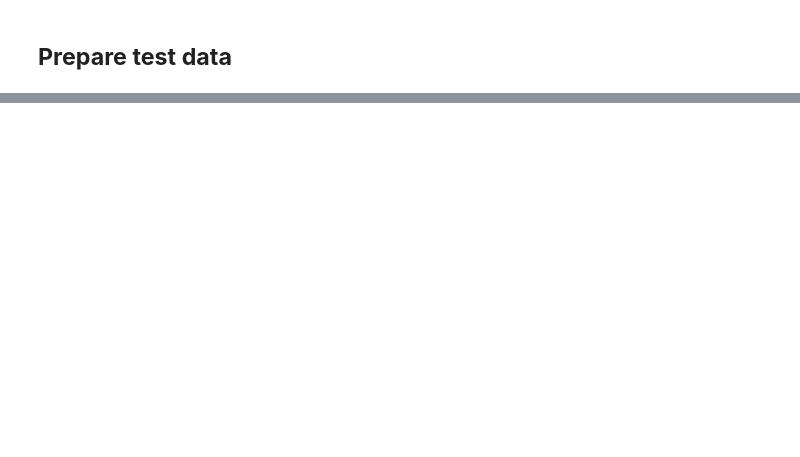
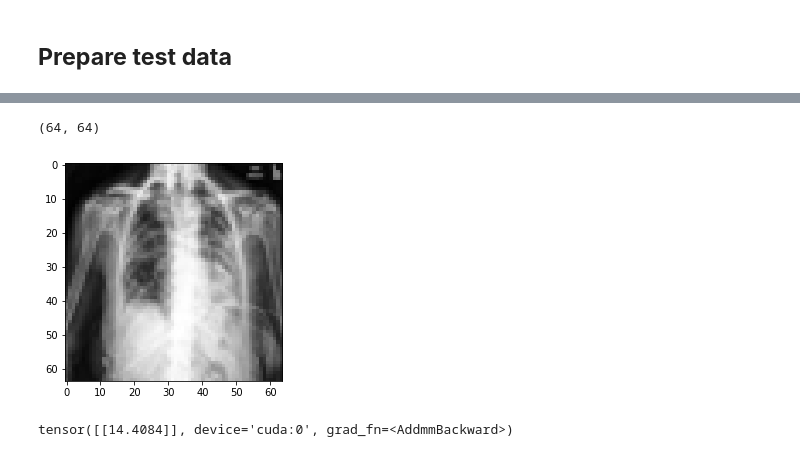
Before and after one commit to bernieee/sirius, a Jupyter notebook: AI_for_Med_image_analysis/Challenge_lungs_classification.ipynb, the cells around one changed output, grey strips where cells are left out. Drawn from its saved outputs; the diff is of its cells as text; code cells hidden in the pictures; blank space fills up the shorter version.

```diff
--- a/AI_for_Med_image_analysis/Challenge_lungs_classification.ipynb
+++ b/AI_for_Med_image_analysis/Challenge_lungs_classification.ipynb
@@ -126,4 +112,2 @@ validation = LungsClassificationDataset(val_image_names, image_labels)
-# %%
-c, imageWidth, imageHeight = train[0]['image'].shape
 # %%
 sample = train[5]
@@ -134,0 +186,5 @@ tensor(0)
+# %%
+train_loader = DataLoader(train, batch_size=50, shuffle=True, drop_last=True)
+val_loader = DataLoader(validation, batch_size=50, shuffle=True, drop_last=True)
+criterion = torch.nn.BCEWithLogitsLoss()
+optimizer = optim.Adam(model.parameters(), lr=3e-4)
@@ -277,0 +286,20 @@ KeyboardInterrupt: ignored
+# %%
+##SERGE
+
+resized_images = {}
+
+for image_name in test_image_names:
+    resized_images[image_name] = np.asarray(Image.open(image_name).convert("L")) / 256
+# %%
+for i, k in enumerate(resized_images):
+    if i == 0:
+        print(resized_images[k].shape)
+        plt.imshow(resized_images[k], cmap='gray')
+        break
+# %% [output]
+(64, 64)
+[figure, added]
+# %%
+model(torch.tensor(resized_images[test_image_names[0]]).unsqueeze(0).unsqueeze(0).float().to(dev))
+# %% [output]
+tensor([[14.4084]], device='cuda:0', grad_fn=<AddmmBackward>)
```
Also changed, not shown: parts of 33 cells of this notebook.
